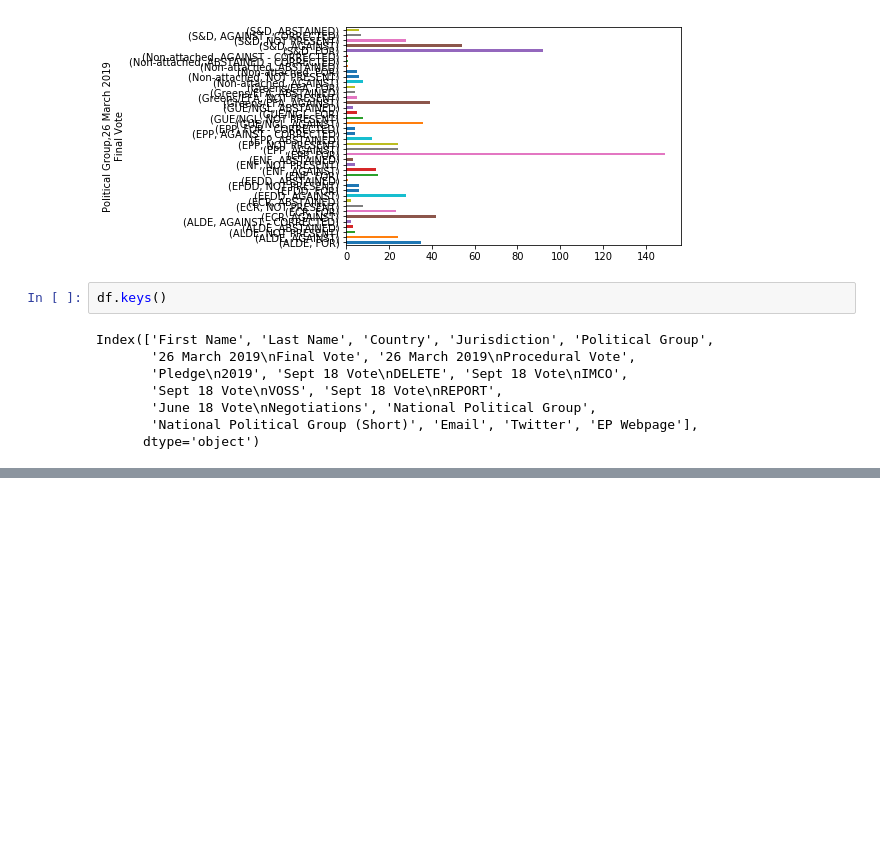
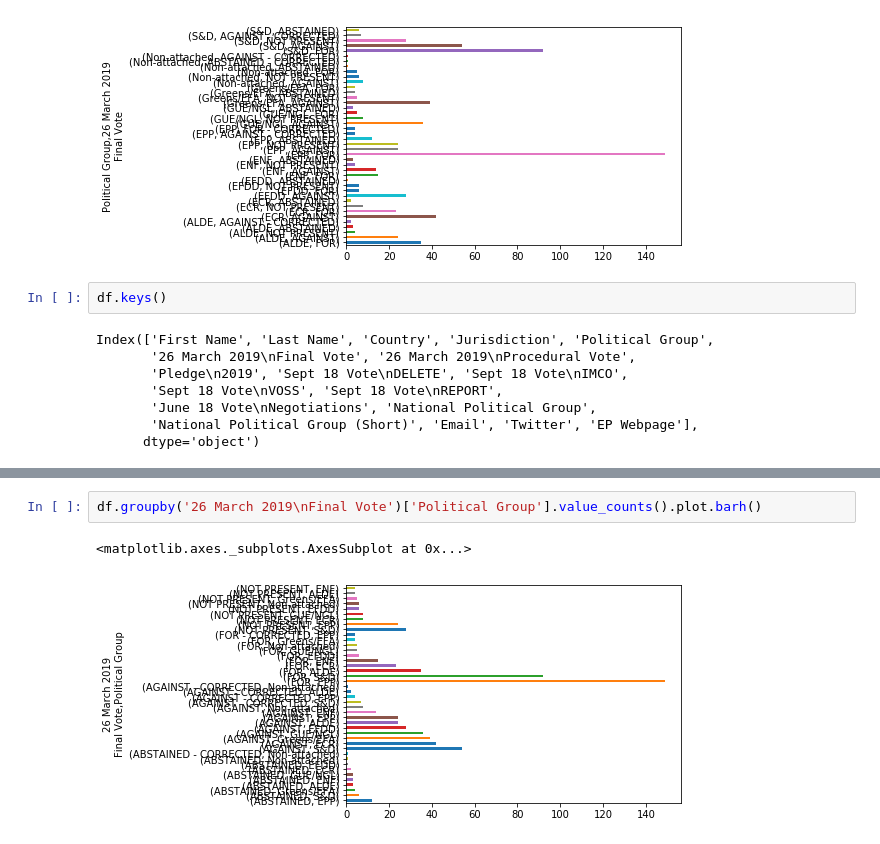
Before and after one commit to maxarvid/CopyrightDirective, a Jupyter notebook: 02_EP_vote.ipynb, the cells around one changed output, grey strips where cells are left out. Drawn from its saved outputs; the diff is of its cells as text; blank space fills up the shorter version.

Commit message:
more ep vote eda

```diff
--- a/02_EP_vote.ipynb
+++ b/02_EP_vote.ipynb
@@ -116,0 +157,5 @@ Index(['First Name', 'Last Name', 'Country', 'Jurisdiction', 'Political Group',
+# %%
+df.groupby('26 March 2019\nFinal Vote')['Political Group'].value_counts().plot.barh()
+# %% [output]
+<matplotlib.axes._subplots.AxesSubplot at 0x...>
+[figure, added]
```
Also changed, not shown: parts of 10 cells of this notebook.
